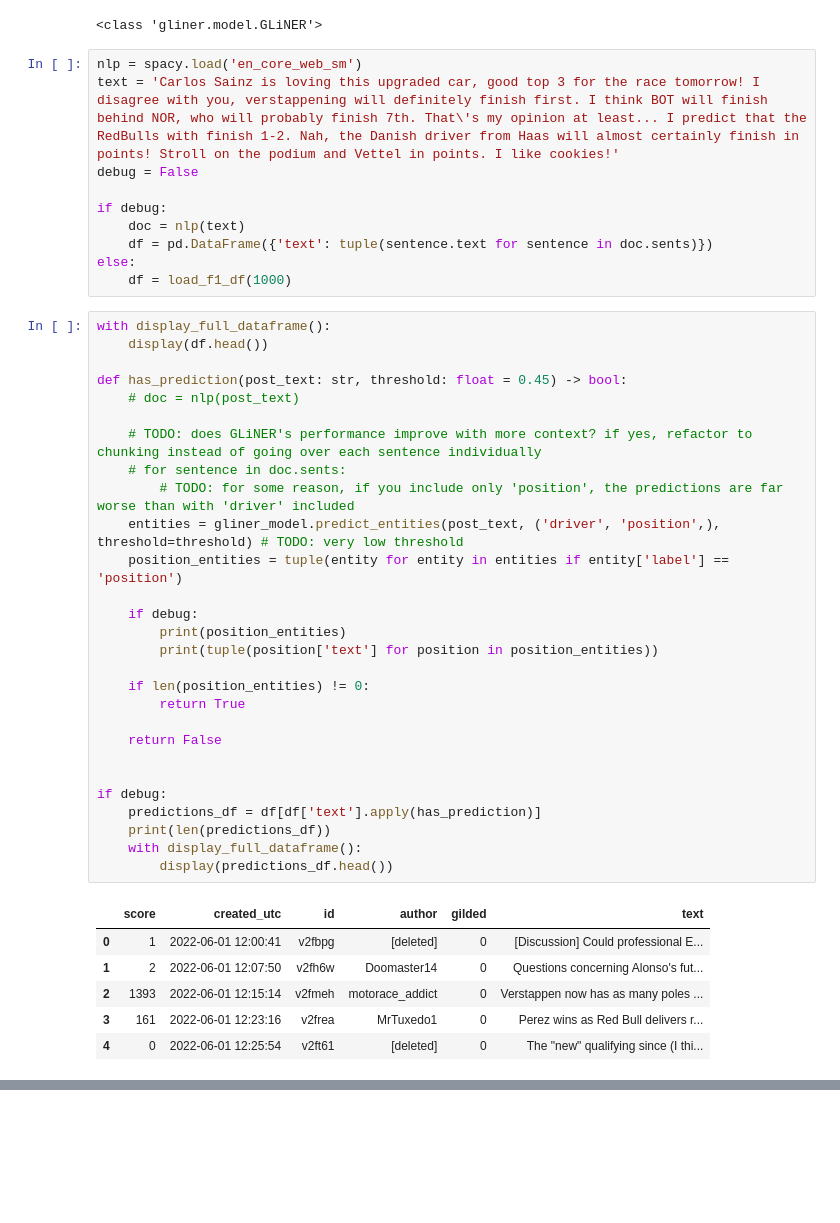
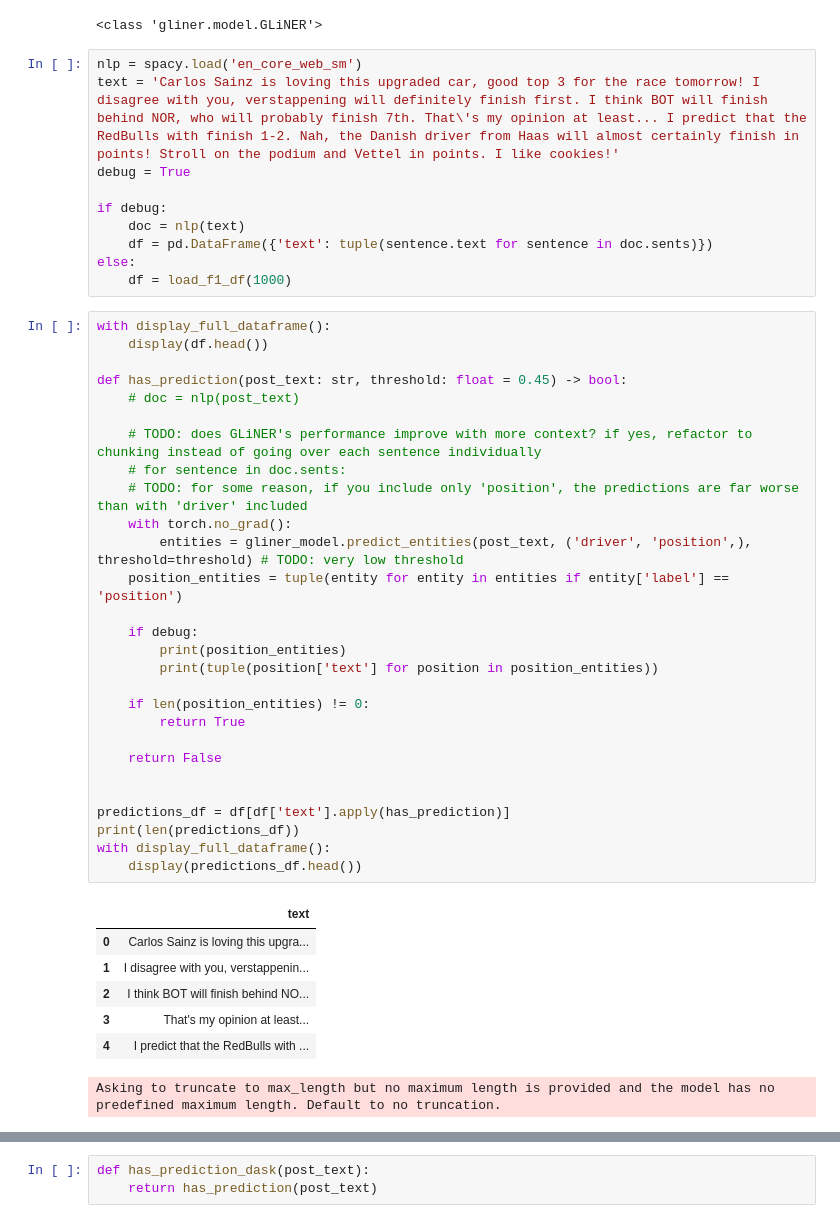
Before and after one commit to oThommy/f1-subreddits-nlp, a Jupyter notebook: notebooks/research_question_2.ipynb, the cells around one changed output, grey strips where cells are left out. Saved outputs shown, nothing was run; the diff lists cells and outputs as text; blank space fills up the shorter version.

```diff
--- a/notebooks/research_question_2.ipynb
+++ b/notebooks/research_question_2.ipynb
@@ -385,7 +385,7 @@ print(type(gliner_model))
 # %%
 nlp = spacy.load('en_core_web_sm')
 text = 'Carlos Sainz is loving this upgraded car, good top 3 for the race tomorrow! I disagree with you, verstappening will definitely finish first. I think BOT will finish behind NOR, who will probably finish 7th. That\'s my opinion at least... I predict that the RedBulls with finish 1-2. Nah, the Danish driver from Haas will almost certainly finish in points! Stroll on the podium and Vettel in points. I like cookies!'
-debug = False
+debug = True
 
 if debug:
     doc = nlp(text)
@@ -395,35 +395,36 @@ else:
 # %%
 with display_full_dataframe():
     display(df.head())
 
 def has_prediction(post_text: str, threshold: float = 0.45) -> bool:
     # doc = nlp(post_text)
 
     # TODO: does GLiNER's performance improve with more context? if yes, refactor to chunking instead of going over each sentence individually
     # for sentence in doc.sents:
-        # TODO: for some reason, if you include only 'position', the predictions are far worse than with 'driver' included
-    entities = gliner_model.predict_entities(post_text, ('driver', 'position',), threshold=threshold) # TODO: very low threshold
+    # TODO: for some reason, if you include only 'position', the predictions are far worse than with 'driver' included
+    with torch.no_grad():
+        entities = gliner_model.predict_entities(post_text, ('driver', 'position',), threshold=threshold) # TODO: very low threshold
     position_entities = tuple(entity for entity in entities if entity['label'] == 'position')
 
     if debug:
         print(position_entities)
         print(tuple(position['text'] for position in position_entities))
 
     if len(position_entities) != 0:
         return True
 
     return False
 
 
-if debug:
-    predictions_df = df[df['text'].apply(has_prediction)]
-    print(len(predictions_df))
-    with display_full_dataframe():
-        display(predictions_df.head())
+predictions_df = df[df['text'].apply(has_prediction)]
+print(len(predictions_df))
+with display_full_dataframe():
+    display(predictions_df.head())
 # %% [output]
-|  | score | created_utc | id | author | gilded | text |
-| 0 | 1 | 2022-06-01 12:00:41 | v2fbpg | [deleted] | 0 | [Discussion] Could professional E... |
-| 1 | 2 | 2022-06-01 12:07:50 | v2fh6w | Doomaster14 | 0 | Questions concerning Alonso's fut... |
-| 2 | 1393 | 2022-06-01 12:15:14 | v2fmeh | motorace_addict | 0 | Verstappen now has as many poles ... |
-| 3 | 161 | 2022-06-01 12:23:16 | v2frea | MrTuxedo1 | 0 | Perez wins as Red Bull delivers r... |
-| 4 | 0 | 2022-06-01 12:25:54 | v2ft61 | [deleted] | 0 | The "new" qualifying since (I thi... |
+|  | text |
+| 0 | Carlos Sainz is loving this upgra... |
+| 1 | I disagree with you, verstappenin... |
+| 2 | I think BOT will finish behind NO... |
+| 3 | That's my opinion at least... |
+| 4 | I predict that the RedBulls with ... |
+Asking to truncate to max_length but no maximum length is provided and the model has no predefined maximum length. Default to no truncation.
@@ -430,2 +454,5 @@ if debug:
+# %%
+def has_prediction_dask(post_text):
+    return has_prediction(post_text)
 # %%
 import dask.dataframe as dd
```
Also changed, not shown: parts of 7 cells of this notebook.
